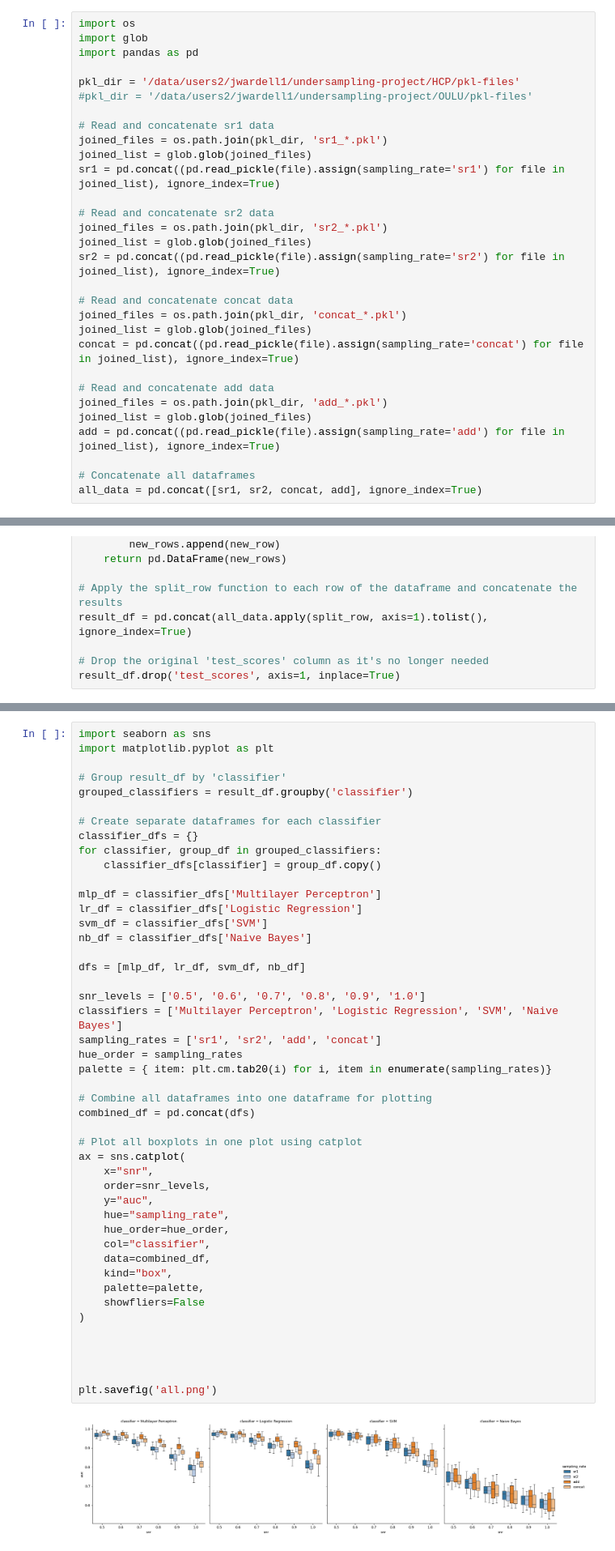
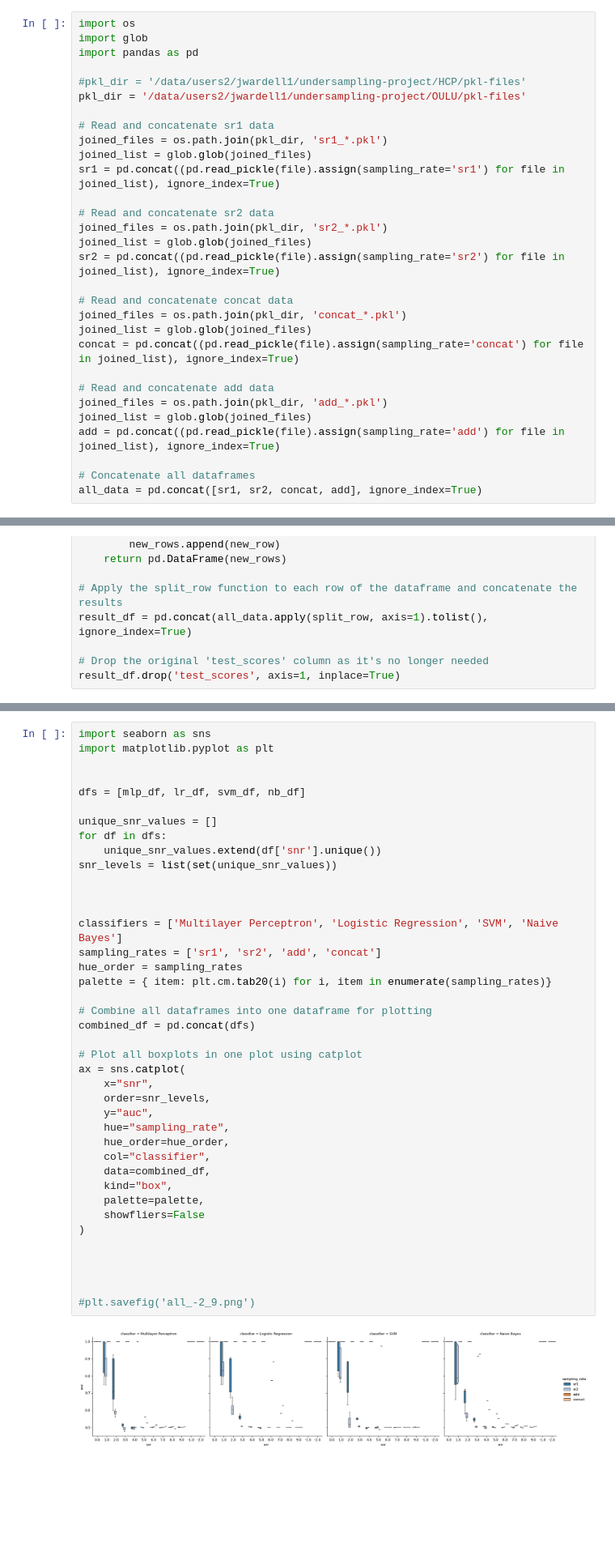
Before and after one commit to neuroneural/undersampling-project, a Jupyter notebook: HCP/python-scripts/plot.ipynb, the cells around one changed output, grey strips where cells are left out. Shown at 81% size. Drawn from its saved outputs; the diff is of its cells as text; blank space fills up the shorter version.

```diff
--- a/HCP/python-scripts/plot.ipynb
+++ b/HCP/python-scripts/plot.ipynb
@@ -18,8 +20,8 @@ import os
 import glob
 import pandas as pd
 
-pkl_dir = '/data/users2/jwardell1/undersampling-project/HCP/pkl-files'
-#pkl_dir = '/data/users2/jwardell1/undersampling-project/OULU/pkl-files'
+#pkl_dir = '/data/users2/jwardell1/undersampling-project/HCP/pkl-files'
+pkl_dir = '/data/users2/jwardell1/undersampling-project/OULU/pkl-files'
 
 # Read and concatenate sr1 data
 joined_files = os.path.join(pkl_dir, 'sr1_*.pkl')
@@ -83,47 +85,41 @@ result_df.drop('test_scores', axis=1, inplace=True)
 import seaborn as sns
 import matplotlib.pyplot as plt
 
-# Group result_df by 'classifier'
-grouped_classifiers = result_df.groupby('classifier')
-
-# Create separate dataframes for each classifier
-classifier_dfs = {}
-for classifier, group_df in grouped_classifiers:
-    classifier_dfs[classifier] = group_df.copy()
-
-mlp_df = classifier_dfs['Multilayer Perceptron']
-lr_df = classifier_dfs['Logistic Regression']
-svm_df = classifier_dfs['SVM']
-nb_df = classifier_dfs['Naive Bayes']
 
 dfs = [mlp_df, lr_df, svm_df, nb_df]
 
-snr_levels = ['0.5', '0.6', '0.7', '0.8', '0.9', '1.0']
+unique_snr_values = []
+for df in dfs:
+    unique_snr_values.extend(df['snr'].unique())
+snr_levels = list(set(unique_snr_values))
+
+
+
 classifiers = ['Multilayer Perceptron', 'Logistic Regression', 'SVM', 'Naive Bayes']
 sampling_rates = ['sr1', 'sr2', 'add', 'concat']
 hue_order = sampling_rates
 palette = { item: plt.cm.tab20(i) for i, item in enumerate(sampling_rates)}
 
 # Combine all dataframes into one dataframe for plotting
 combined_df = pd.concat(dfs)
 
 # Plot all boxplots in one plot using catplot
 ax = sns.catplot(
     x="snr",
     order=snr_levels,
     y="auc",
     hue="sampling_rate",
     hue_order=hue_order,
     col="classifier",
     data=combined_df,
     kind="box",
     palette=palette,
     showfliers=False
 )
 
 
 
 
-plt.savefig('all.png')
+#plt.savefig('all_-2_9.png')
 # %% [output]
-[figure, old version]
+[figure, new version]
```
Also changed, not shown: parts of 10 cells of this notebook, 20 other files.
